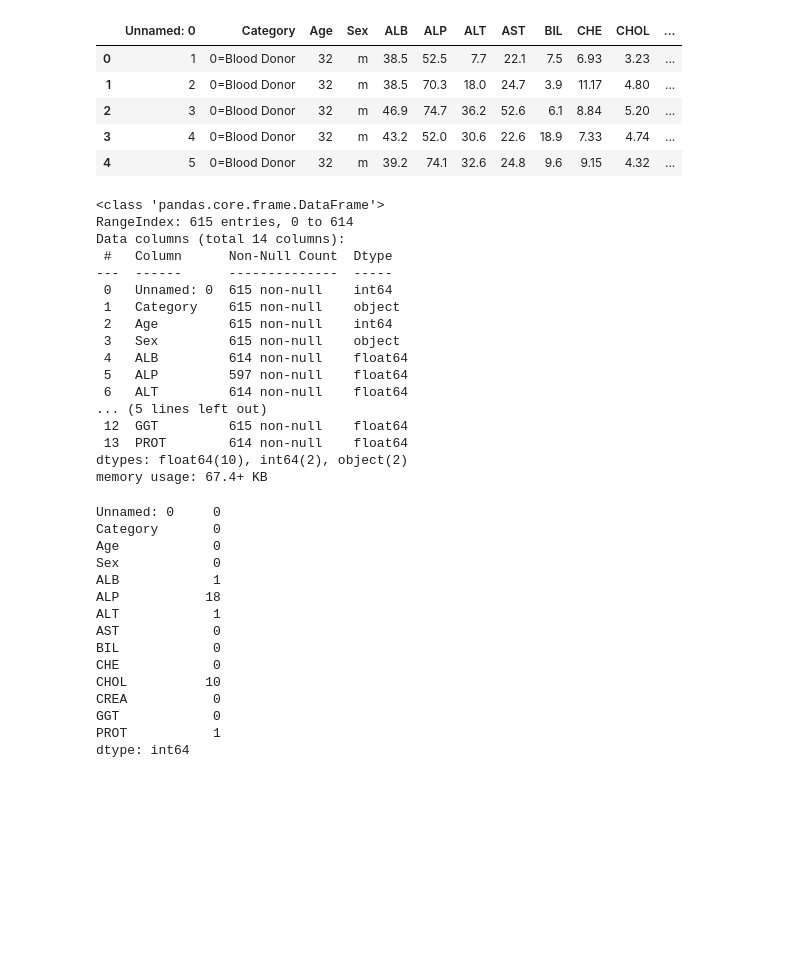
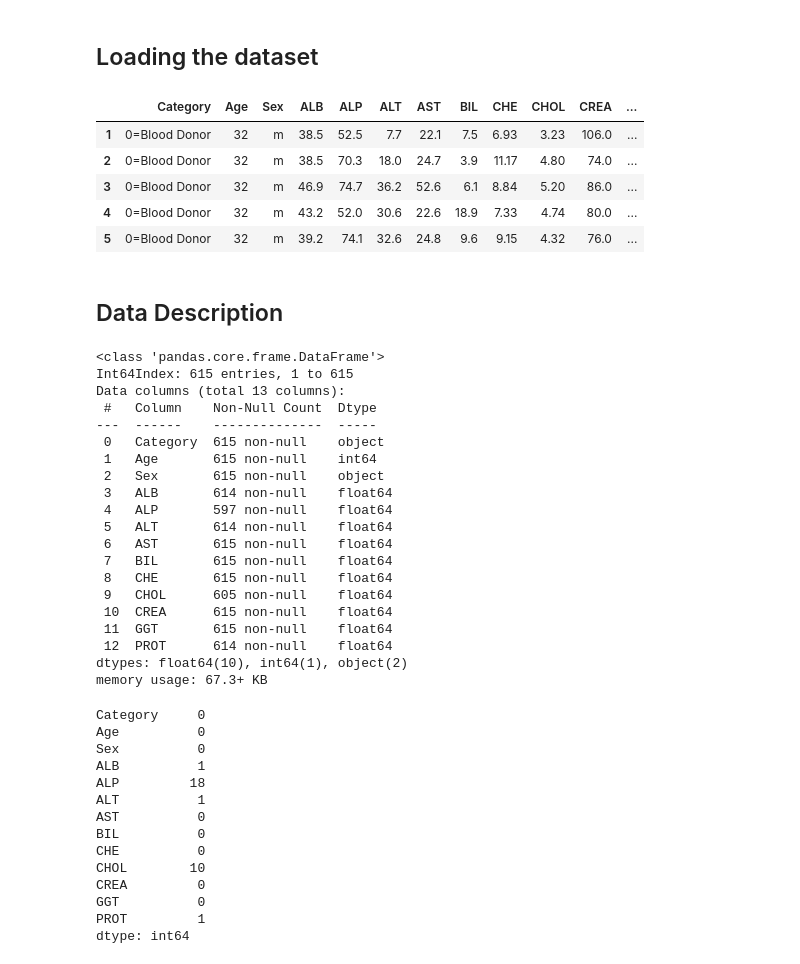
Before and after one commit to mqarmout/HCV_classification, a Jupyter notebook: model.ipynb, the cells around one changed output. Drawn from its saved outputs; the diff is of its cells as text; code cells hidden in the pictures; blank space fills up the shorter version.

```diff
--- a/model.ipynb
+++ b/model.ipynb
@@ -2,0 +31,2 @@ import pandas as pd
+# %% [markdown]
+## Loading the dataset
@@ -3,48 +43,52 @@ import pandas as pd
 # %%
-data = pd.read_csv(filepath_or_buffer="hcvdat0.csv")
+data = pd.read_csv(filepath_or_buffer="hcvdat0.csv", index_col=[0])
 data.head()
 # %% [output]
-|  | Unnamed: 0 | Category | Age | Sex | ALB | ALP | ALT | AST | BIL | CHE | CHOL | ... |
-| 0 | 1 | 0=Blood Donor | 32 | m | 38.5 | 52.5 | 7.7 | 22.1 | 7.5 | 6.93 | 3.23 | ... |
-| 1 | 2 | 0=Blood Donor | 32 | m | 38.5 | 70.3 | 18.0 | 24.7 | 3.9 | 11.17 | 4.80 | ... |
-| 2 | 3 | 0=Blood Donor | 32 | m | 46.9 | 74.7 | 36.2 | 52.6 | 6.1 | 8.84 | 5.20 | ... |
-| 3 | 4 | 0=Blood Donor | 32 | m | 43.2 | 52.0 | 30.6 | 22.6 | 18.9 | 7.33 | 4.74 | ... |
-| 4 | 5 | 0=Blood Donor | 32 | m | 39.2 | 74.1 | 32.6 | 24.8 | 9.6 | 9.15 | 4.32 | ... |
+|  | Category | Age | Sex | ALB | ALP | ALT | AST | BIL | CHE | CHOL | CREA | ... |
+| 1 | 0=Blood Donor | 32 | m | 38.5 | 52.5 | 7.7 | 22.1 | 7.5 | 6.93 | 3.23 | 106.0 | ... |
+| 2 | 0=Blood Donor | 32 | m | 38.5 | 70.3 | 18.0 | 24.7 | 3.9 | 11.17 | 4.80 | 74.0 | ... |
+| 3 | 0=Blood Donor | 32 | m | 46.9 | 74.7 | 36.2 | 52.6 | 6.1 | 8.84 | 5.20 | 86.0 | ... |
+| 4 | 0=Blood Donor | 32 | m | 43.2 | 52.0 | 30.6 | 22.6 | 18.9 | 7.33 | 4.74 | 80.0 | ... |
+| 5 | 0=Blood Donor | 32 | m | 39.2 | 74.1 | 32.6 | 24.8 | 9.6 | 9.15 | 4.32 | 76.0 | ... |
+# %% [markdown]
+## Data Description
 # %%
 data.info()
 # %% [output]
 <class 'pandas.core.frame.DataFrame'>
-RangeIndex: 615 entries, 0 to 614
-Data columns (total 14 columns):
- #   Column      Non-Null Count  Dtype
----  ------      --------------  -----
- 0   Unnamed: 0  615 non-null    int64
- 1   Category    615 non-null    object
- 2   Age         615 non-null    int64
- 3   Sex         615 non-null    object
- 4   ALB         614 non-null    float64
- 5   ALP         597 non-null    float64
- 6   ALT         614 non-null    float64
-... (5 lines left out)
- 12  GGT         615 non-null    float64
- 13  PROT        614 non-null    float64
-dtypes: float64(10), int64(2), object(2)
-memory usage: 67.4+ KB
+Int64Index: 615 entries, 1 to 615
+Data columns (total 13 columns):
+ #   Column    Non-Null Count  Dtype
+---  ------    --------------  -----
+ 0   Category  615 non-null    object
+ 1   Age       615 non-null    int64
+ 2   Sex       615 non-null    object
+ 3   ALB       614 non-null    float64
+ 4   ALP       597 non-null    float64
+ 5   ALT       614 non-null    float64
+ 6   AST       615 non-null    float64
+ 7   BIL       615 non-null    float64
+ 8   CHE       615 non-null    float64
+ 9   CHOL      605 non-null    float64
+ 10  CREA      615 non-null    float64
+ 11  GGT       615 non-null    float64
+ 12  PROT      614 non-null    float64
+dtypes: float64(10), int64(1), object(2)
+memory usage: 67.3+ KB
 # %%
 data.isnull().sum()
 # %% [output]
-Unnamed: 0     0
-Category       0
-Age            0
-Sex            0
-ALB            1
-ALP           18
-ALT            1
-AST            0
-BIL            0
-CHE            0
-CHOL          10
-CREA           0
-GGT            0
-PROT           1
+Category     0
+Age          0
+Sex          0
+ALB          1
+ALP         18
+ALT          1
+AST          0
+BIL          0
+CHE          0
+CHOL        10
+CREA         0
+GGT          0
+PROT         1
 dtype: int64
```
Also changed, not shown: parts of 73 cells of this notebook, 1 other file.
